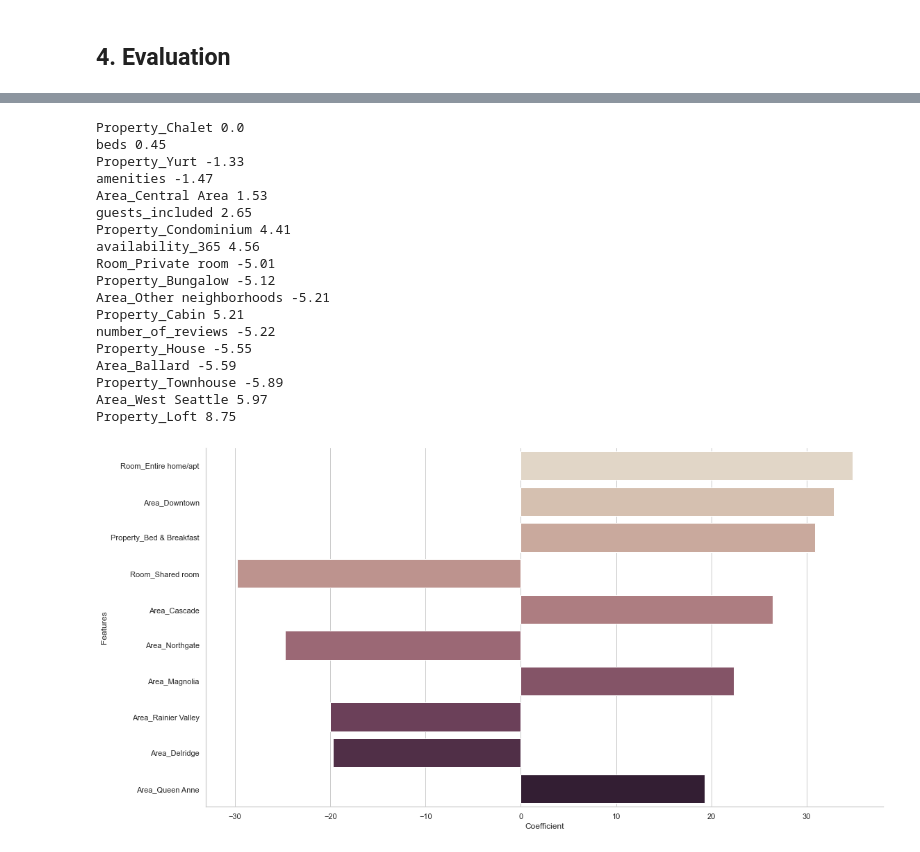
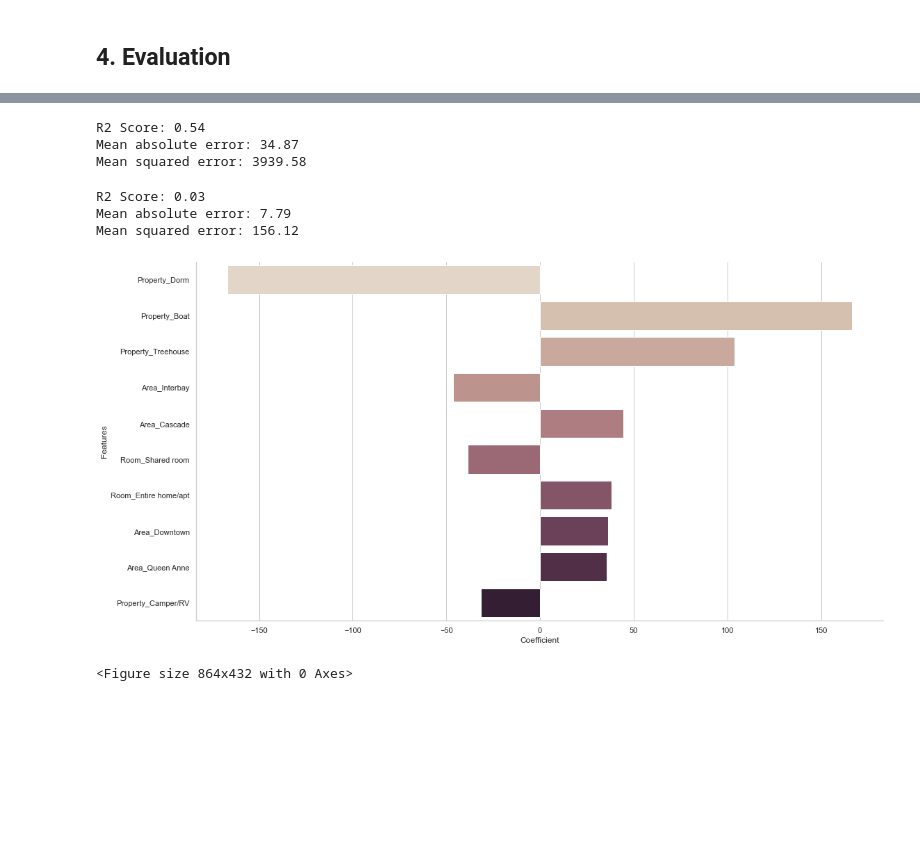
Before and after one commit to seansunn/AirbnbDataAnalysis, a Jupyter notebook: Airbnb.ipynb, the cells around one changed output, grey strips where cells are left out. Cells and saved outputs as stored; diff of their text form; code cells hidden in the pictures; blank space fills up the shorter version.

```diff
--- a/Airbnb.ipynb
+++ b/Airbnb.ipynb
@@ -137,0 +248,7 @@ plot_cat_data('Room')
+# %%
+# groupby id and calculate the mean review score
+reviews = reviews[['listing_id', 'mean_review_score']].groupby('listing_id').mean().reset_index()
+# %%
+# combine the reviews and listings data together
+merged_reviews = reviews.merge(listings, how='inner', on='listing_id')
+merged_reviews.head()
@@ -152,3 +357,0 @@ df = df[(np.abs(stats.zscore(df[std_list])) < 3).all(axis=1)]
-# %%
-# normalizing numerical columns by using z-scores
-df[std_list] = StandardScaler().fit_transform(df[std_list])
@@ -169,3 +358,9 @@ LinearRegression()
+# %%
+# model: vs. price
+price_model = train_model('price')
+
+# model: vs. mean_review_score
+mean_review_score_model = train_model('mean_review_score')
 # %% [markdown]
 ## 4. Evaluation
 # %%
@@ -216,36 +407,17 @@ accommodates 10.67
-# %%
-# less important features
-for key, value in sorted(less_important_features.items(), key=lambda x:abs(x[1])):
-    print(key, value)
-# %% [output]
-Property_Chalet 0.0
-beds 0.45
-Property_Yurt -1.33
-amenities -1.47
-Area_Central Area 1.53
-guests_included 2.65
-Property_Condominium 4.41
-availability_365 4.56
-Room_Private room -5.01
-Property_Bungalow -5.12
-Area_Other neighborhoods -5.21
-Property_Cabin 5.21
-number_of_reviews -5.22
-Property_House -5.55
-Area_Ballard -5.59
-Property_Townhouse -5.89
-Area_West Seattle 5.97
-Property_Loft 8.75
+# %%
+evaluate_model(price_model)
+# %% [output]
+R2 Score: 0.54
+Mean absolute error: 34.87
+Mean squared error: 3939.58
+# %%
+evaluate_model(mean_review_score_model)
+# %% [output]
+R2 Score: 0.03
+Mean absolute error: 7.79
+Mean squared error: 156.12
 # %%
-result_features = pd.DataFrame(sorted(important_features.items(), key=lambda x:abs(x[1]), reverse=True))
-result_features.columns = ["Features", "Coefficient"]
-most_important = sns.catplot(x="Coefficient",
-                             y="Features",
-                             kind='bar',
-                             data=result_features[:10],
-                             orient='h',
-                             palette='ch:.25',
-                             aspect=2,
-                             height=8)
+graph_importance(price_model)
 # %% [output]
-[figure, old version]
+[figure, new version]
+<Figure size 864x432 with 0 Axes>
```
Also changed, not shown: parts of 46 cells of this notebook.
